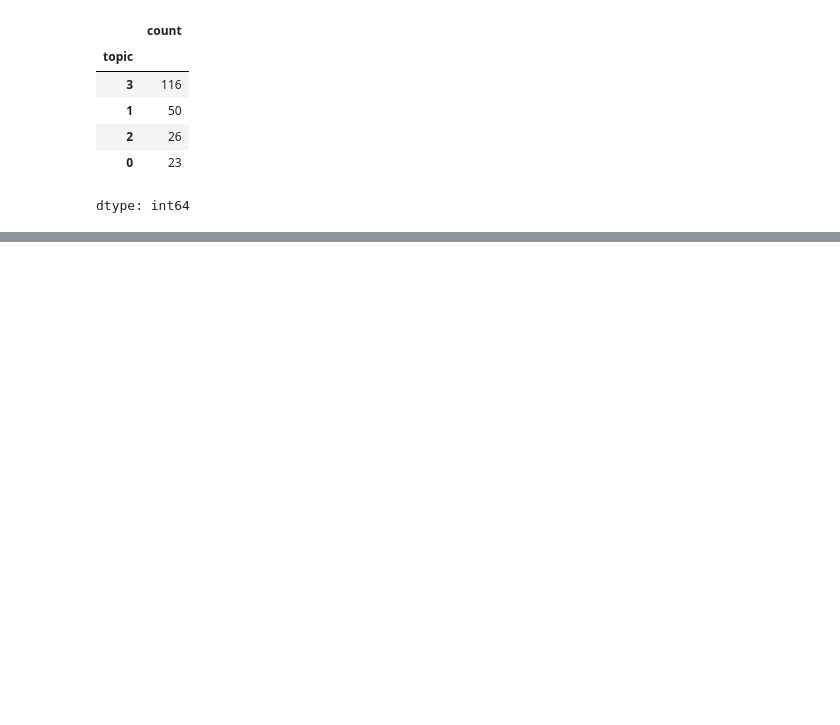
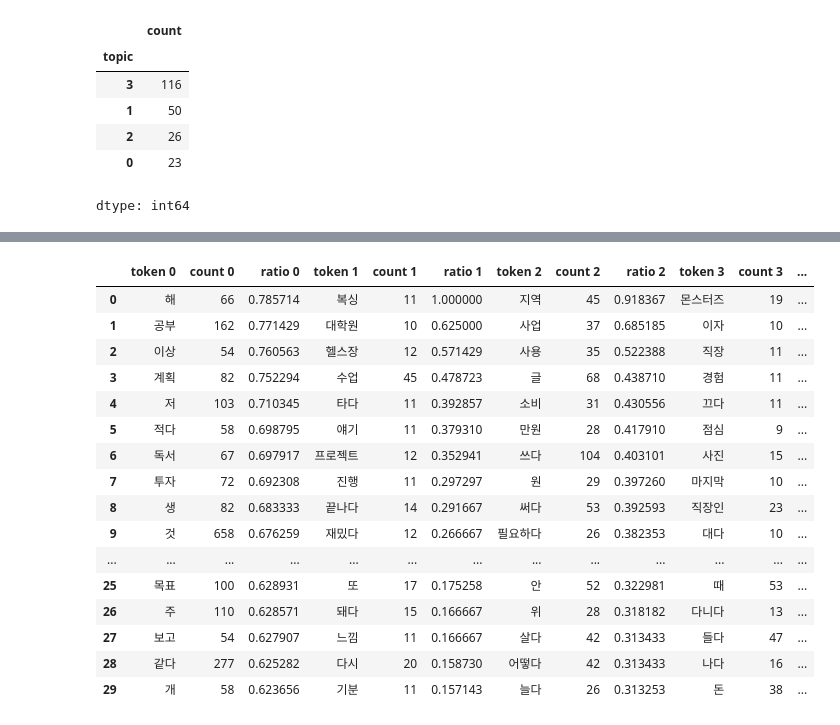
Before and after one commit to donna6355/study_python, a Jupyter notebook: mini_money/mini_money_cluster1.ipynb, the cells around one changed output, grey strips where cells are left out. Cells and saved outputs as stored; diff of their text form; code cells hidden in the pictures; blank space fills up the shorter version.

```diff
--- a/mini_money/mini_money_cluster1.ipynb
+++ b/mini_money/mini_money_cluster1.ipynb
@@ -125,3 +226,24 @@ dtype: int64
+# %%
+cluster_ratio = calc_ratio(df_cluster, 'topic')
+cluster_ratio.head(30)
+# %% [output]
+|  | token 0 | count 0 | ratio 0 | token 1 | count 1 | ratio 1 | token 2 | count 2 | ratio 2 | token 3 | count 3 | ... |
+| 0 | 해 | 66 | 0.785714 | 복싱 | 11 | 1.000000 | 지역 | 45 | 0.918367 | 몬스터즈 | 19 | ... |
+| 1 | 공부 | 162 | 0.771429 | 대학원 | 10 | 0.625000 | 사업 | 37 | 0.685185 | 이자 | 10 | ... |
+| 2 | 이상 | 54 | 0.760563 | 헬스장 | 12 | 0.571429 | 사용 | 35 | 0.522388 | 직장 | 11 | ... |
+| 3 | 계획 | 82 | 0.752294 | 수업 | 45 | 0.478723 | 글 | 68 | 0.438710 | 경험 | 11 | ... |
+| 4 | 저 | 103 | 0.710345 | 타다 | 11 | 0.392857 | 소비 | 31 | 0.430556 | 끄다 | 11 | ... |
+| 5 | 적다 | 58 | 0.698795 | 얘기 | 11 | 0.379310 | 만원 | 28 | 0.417910 | 점심 | 9 | ... |
+| 6 | 독서 | 67 | 0.697917 | 프로젝트 | 12 | 0.352941 | 쓰다 | 104 | 0.403101 | 사진 | 15 | ... |
+| 7 | 투자 | 72 | 0.692308 | 진행 | 11 | 0.297297 | 원 | 29 | 0.397260 | 마지막 | 10 | ... |
+| 8 | 생 | 82 | 0.683333 | 끝나다 | 14 | 0.291667 | 써다 | 53 | 0.392593 | 직장인 | 23 | ... |
+| 9 | 것 | 658 | 0.676259 | 재밌다 | 12 | 0.266667 | 필요하다 | 26 | 0.382353 | 대다 | 10 | ... |
+| ... | ... | ... | ... | ... | ... | ... | ... | ... | ... | ... | ... | ... |
+| 25 | 목표 | 100 | 0.628931 | 또 | 17 | 0.175258 | 안 | 52 | 0.322981 | 때 | 53 | ... |
+| 26 | 주 | 110 | 0.628571 | 돼다 | 15 | 0.166667 | 위 | 28 | 0.318182 | 다니다 | 13 | ... |
+| 27 | 보고 | 54 | 0.627907 | 느낌 | 11 | 0.166667 | 살다 | 42 | 0.313433 | 들다 | 47 | ... |
+| 28 | 같다 | 277 | 0.625282 | 다시 | 20 | 0.158730 | 어떻다 | 42 | 0.313433 | 나다 | 16 | ... |
+| 29 | 개 | 58 | 0.623656 | 기분 | 11 | 0.157143 | 늘다 | 26 | 0.313253 | 돈 | 38 | ... |
 # %%
 #중간 저장
 import pickle
```
Also changed, not shown: parts of 8 cells of this notebook.
